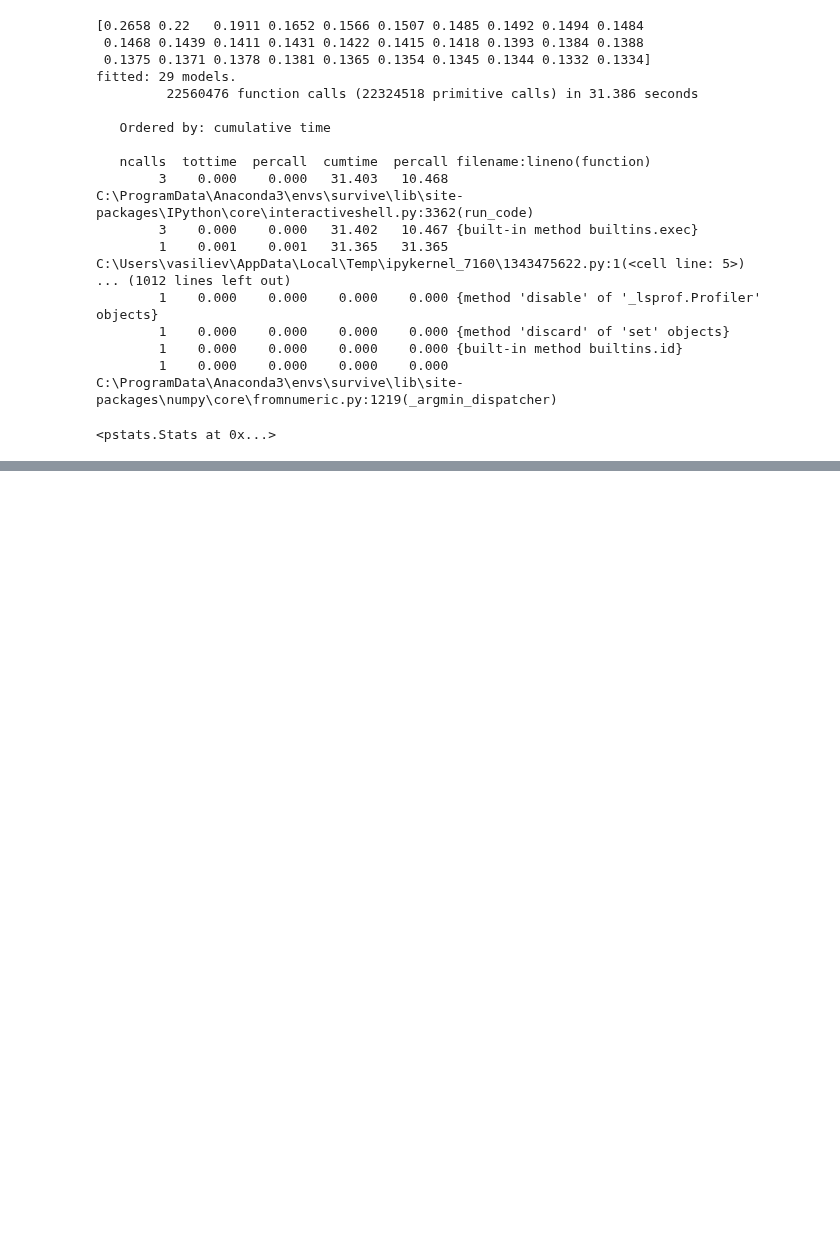
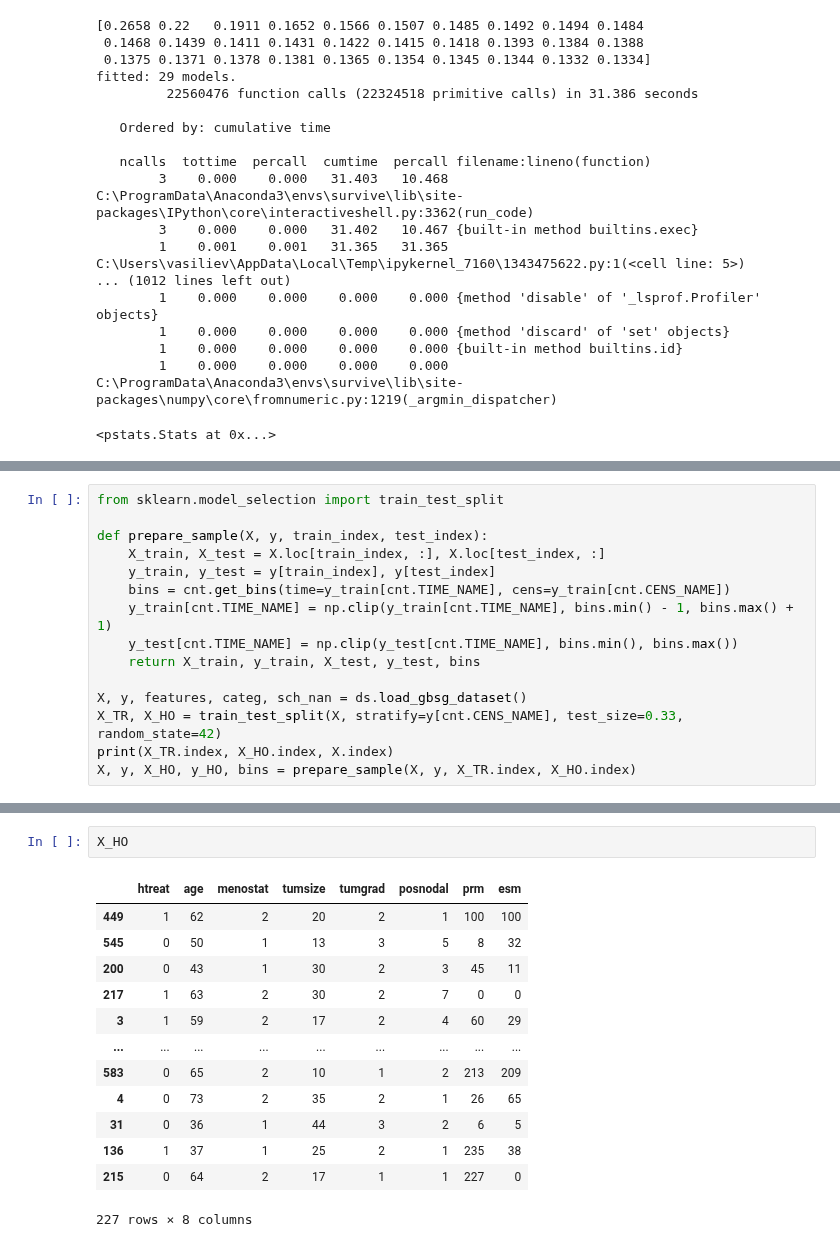
Before and after one commit to iuliivasilev/dev-survivors, a Jupyter notebook: demonstration/NewKM.ipynb, the cells around one changed output, grey strips where cells are left out. Drawn from its saved outputs; the diff is of its cells as text; blank space fills up the shorter version.

```diff
--- a/demonstration/NewKM.ipynb
+++ b/demonstration/NewKM.ipynb
@@ -763,0 +833,15 @@ array([[1814.0, True],
+# %%
+from sklearn.model_selection import train_test_split
+
+def prepare_sample(X, y, train_index, test_index):
+    X_train, X_test = X.loc[train_index, :], X.loc[test_index, :]
+    y_train, y_test = y[train_index], y[test_index]
+    bins = cnt.get_bins(time=y_train[cnt.TIME_NAME], cens=y_train[cnt.CENS_NAME])
+    y_train[cnt.TIME_NAME] = np.clip(y_train[cnt.TIME_NAME], bins.min() - 1, bins.max() + 1)
+    y_test[cnt.TIME_NAME] = np.clip(y_test[cnt.TIME_NAME], bins.min(), bins.max())
+    return X_train, y_train, X_test, y_test, bins
+
+X, y, features, categ, sch_nan = ds.load_gbsg_dataset()
+X_TR, X_HO = train_test_split(X, stratify=y[cnt.CENS_NAME], test_size=0.33, random_state=42)
+print(X_TR.index, X_HO.index, X.index)
+X, y, X_HO, y_HO, bins = prepare_sample(X, y, X_TR.index, X_HO.index)
@@ -763,0 +856,16 @@ array([[1814.0, True],
+# %%
+X_HO
+# %% [output]
+|  | htreat | age | menostat | tumsize | tumgrad | posnodal | prm | esm |
+| 449 | 1 | 62 | 2 | 20 | 2 | 1 | 100 | 100 |
+| 545 | 0 | 50 | 1 | 13 | 3 | 5 | 8 | 32 |
+| 200 | 0 | 43 | 1 | 30 | 2 | 3 | 45 | 11 |
+| 217 | 1 | 63 | 2 | 30 | 2 | 7 | 0 | 0 |
+| 3 | 1 | 59 | 2 | 17 | 2 | 4 | 60 | 29 |
+| ... | ... | ... | ... | ... | ... | ... | ... | ... |
+| 583 | 0 | 65 | 2 | 10 | 1 | 2 | 213 | 209 |
+| 4 | 0 | 73 | 2 | 35 | 2 | 1 | 26 | 65 |
+| 31 | 0 | 36 | 1 | 44 | 3 | 2 | 6 | 5 |
+| 136 | 1 | 37 | 1 | 25 | 2 | 1 | 235 | 38 |
+| 215 | 0 | 64 | 2 | 17 | 1 | 1 | 227 | 0 |
+227 rows × 8 columns
```
Also changed, not shown: parts of 36 cells of this notebook.
